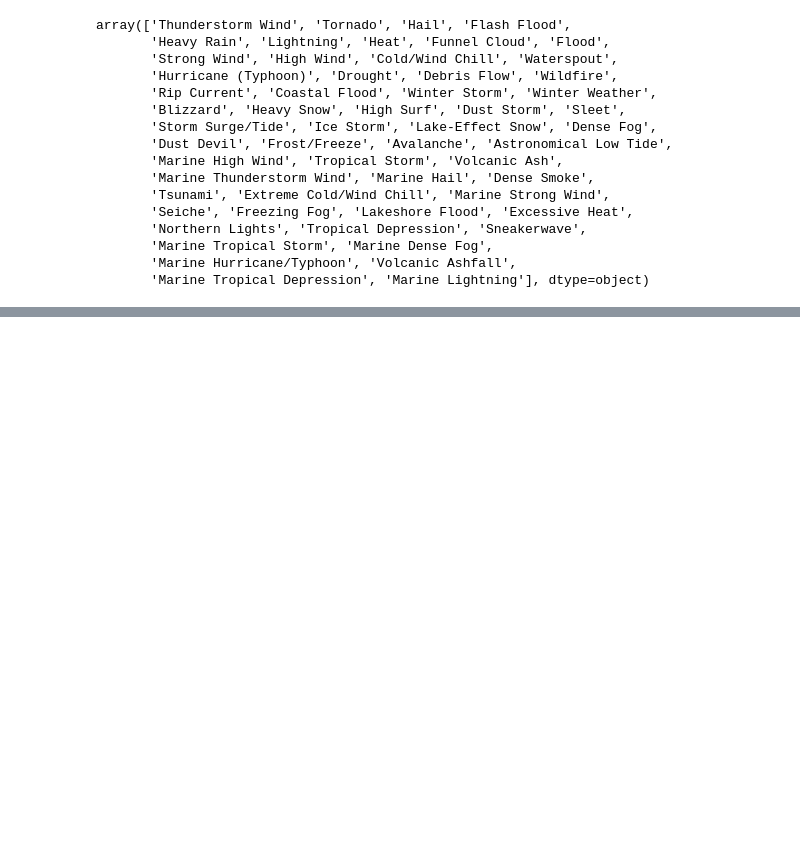
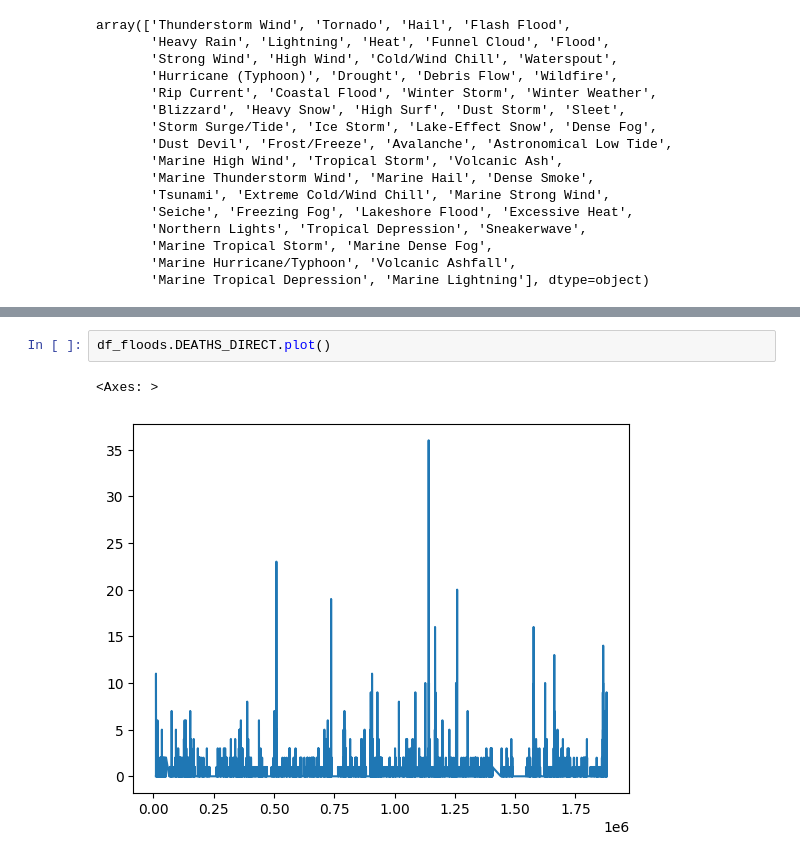
Before and after one commit to manmeet3591/download_noaa_storms_database, a Jupyter notebook: download_noaa_storm_events.ipynb, the cells around one changed output, grey strips where cells are left out. Saved outputs shown, nothing was run; the diff lists cells and outputs as text; blank space fills up the shorter version.

```diff
--- a/download_noaa_storm_events.ipynb
+++ b/download_noaa_storm_events.ipynb
@@ -229,0 +256,5 @@ array(['Thunderstorm Wind', 'Tornado', 'Hail', 'Flash Flood',
+# %%
+df_floods.DEATHS_DIRECT.plot()
+# %% [output]
+<Axes: >
+[figure, added]
```
Also changed, not shown: parts of 9 cells of this notebook.
